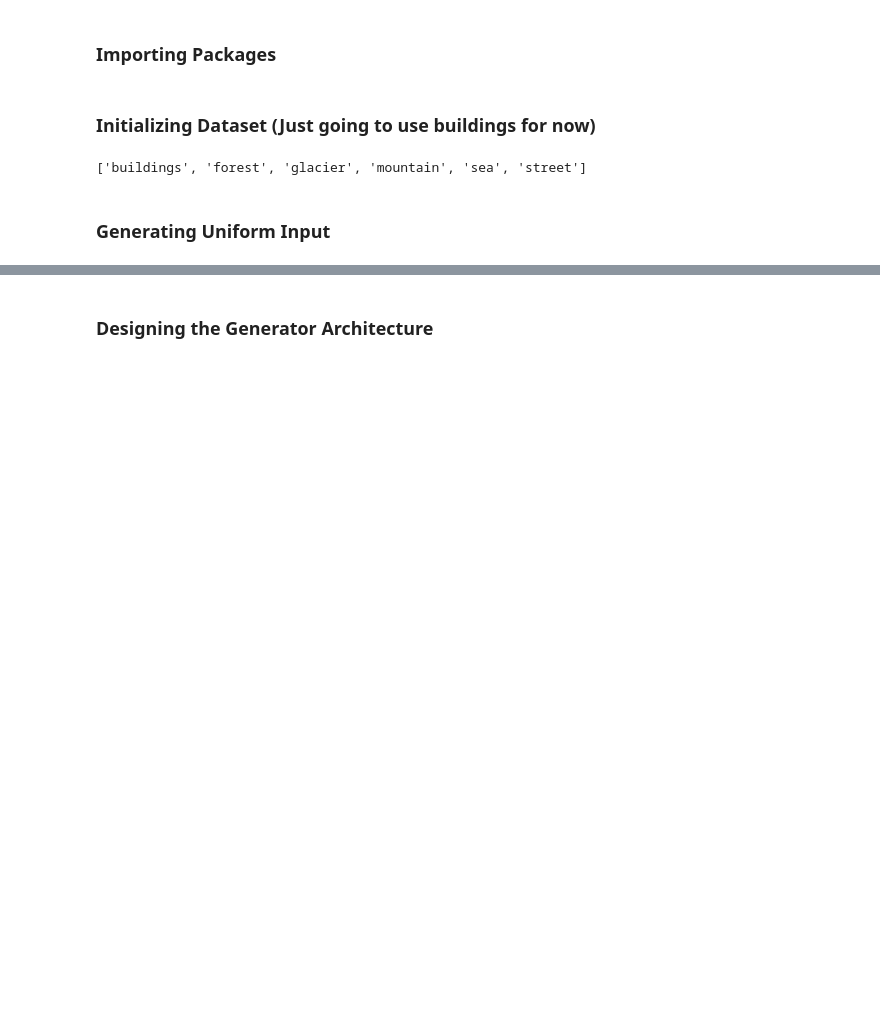
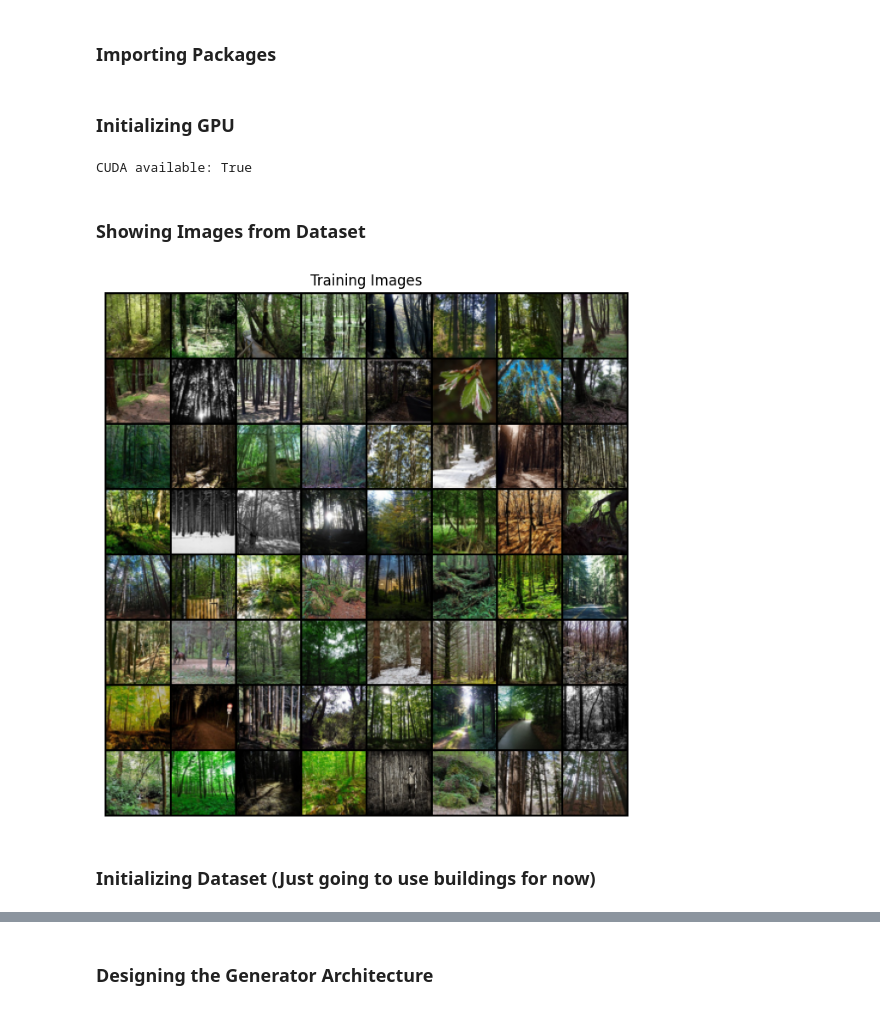
Before and after one commit to alihuss1017/DCGAN, a Jupyter notebook: main.ipynb, the cells around one changed output, grey strips where cells are left out. Drawn from its saved outputs; the diff is of its cells as text; code cells hidden in the pictures; blank space fills up the shorter version.

```diff
--- a/main.ipynb
+++ b/main.ipynb
@@ -8,7 +16,31 @@ from torchvision import datasets
+# %% [markdown]
+### Initializing GPU
+# %%
+print(f'CUDA available: {torch.cuda.is_available()}')
+device = torch.device('cuda') if torch.cuda.is_available() else torch.device('cpu')
+# %% [output]
+CUDA available: True
+# %%
+root = 'seg_train'
+dataset = dset.ImageFolder(root=root,
+                           transform=transforms.Compose([
+                               transforms.Resize(64),
+                               transforms.CenterCrop(64),
+                               transforms.ToTensor(),
+                           ]))
+# %% [markdown]
+### Showing Images from Dataset
+# %%
+dataloader = torch.utils.data.DataLoader(dataset, batch_size=64,
+                                         shuffle=True, num_workers=2, drop_last = True)
+
+real_batch = next(iter(dataloader))
+plt.figure(figsize=(8,8))
+plt.axis("off")
+plt.title("Training Images")
+plt.imshow(np.transpose(vutils.make_grid(real_batch[0].to(device)[:64], padding=2).cpu(),(1,2,0)))
+plt.show()
+# %% [output]
+[figure, added]
 # %% [markdown]
 ### Initializing Dataset (Just going to use buildings for now)
-# %%
-dataset = datasets.ImageFolder(root = "seg_train")
-print(dataset.classes)
-# %% [output]
-['buildings', 'forest', 'glacier', 'mountain', 'sea', 'street']
@@ -18,2 +46,0 @@ filtered_dataset = [(image, label) for image, label in dataset if label == targe
-# %% [markdown]
-### Generating Uniform Input
```
Also changed, not shown: parts of 20 cells of this notebook.
